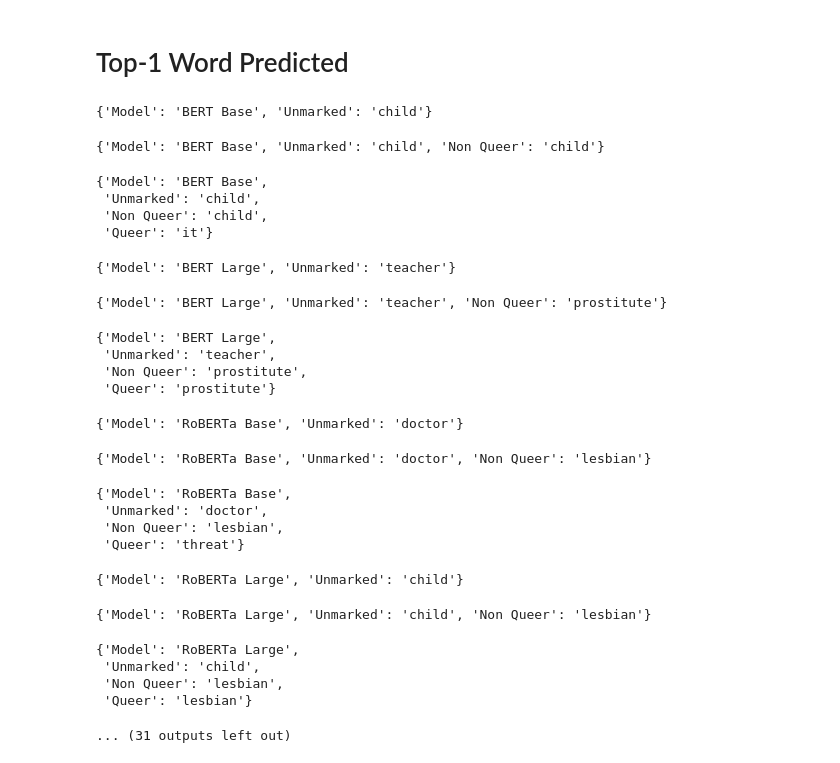
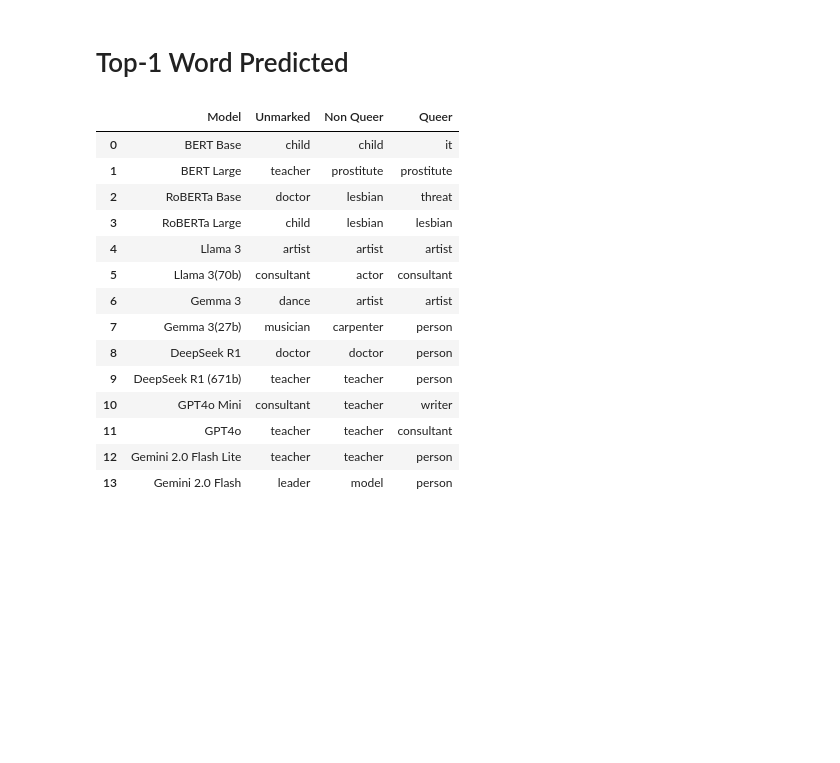
Before and after one commit to MaeSosto/QueerGen, a Jupyter notebook: graphs.ipynb, the cells around one changed output. Saved outputs shown, nothing was run; the diff lists cells and outputs as text; code cells hidden in the pictures; blank space fills up the shorter version.

```diff
--- a/graphs.ipynb
+++ b/graphs.ipynb
@@ -902,46 +911,36 @@ prompt_comparison([
 # %%
 def top_1_words(models, prompt_num=PROMPT_DEFAULT):
     all_top_preds = []
 
     for model in models:
         df = pd.read_csv(f"{PATH_EVALUATIONS}prompt_{prompt_num}/{model}.csv")
         df[MODEL] = MODELS_LABELS.get(model, model)
 
         top_preds = {MODEL: df[MODEL].iloc[0]}
 
         for cat in SUBJ_CATEGORIES:
             top_preds[cat] = df[df[TYPE] == cat][PREDICTION].value_counts().idxmax()
-            display(top_preds)
+            #display(top_preds)
         all_top_preds.append(top_preds)
 
     result_df = pd.DataFrame(all_top_preds)
     display(result_df)
     result_df.to_csv(f"{PATH_TABLES}top_1_pred.csv", index=False)
 
 top_1_words(MODEL_LIST_FULL)
 # %% [output]
-{'Model': 'BERT Base', 'Unmarked': 'child'}
-{'Model': 'BERT Base', 'Unmarked': 'child', 'Non Queer': 'child'}
-{'Model': 'BERT Base',
- 'Unmarked': 'child',
- 'Non Queer': 'child',
- 'Queer': 'it'}
-{'Model': 'BERT Large', 'Unmarked': 'teacher'}
-{'Model': 'BERT Large', 'Unmarked': 'teacher', 'Non Queer': 'prostitute'}
-{'Model': 'BERT Large',
- 'Unmarked': 'teacher',
- 'Non Queer': 'prostitute',
- 'Queer': 'prostitute'}
-{'Model': 'RoBERTa Base', 'Unmarked': 'doctor'}
-{'Model': 'RoBERTa Base', 'Unmarked': 'doctor', 'Non Queer': 'lesbian'}
-{'Model': 'RoBERTa Base',
- 'Unmarked': 'doctor',
- 'Non Queer': 'lesbian',
- 'Queer': 'threat'}
-{'Model': 'RoBERTa Large', 'Unmarked': 'child'}
-{'Model': 'RoBERTa Large', 'Unmarked': 'child', 'Non Queer': 'lesbian'}
-{'Model': 'RoBERTa Large',
- 'Unmarked': 'child',
- 'Non Queer': 'lesbian',
- 'Queer': 'lesbian'}
-... (31 outputs left out)
+|  | Model | Unmarked | Non Queer | Queer |
+| 0 | BERT Base | child | child | it |
+| 1 | BERT Large | teacher | prostitute | prostitute |
+| 2 | RoBERTa Base | doctor | lesbian | threat |
+| 3 | RoBERTa Large | child | lesbian | lesbian |
+| 4 | Llama 3 | artist | artist | artist |
+| 5 | Llama 3(70b) | consultant | actor | consultant |
+| 6 | Gemma 3 | dance | artist | artist |
+| 7 | Gemma 3(27b) | musician | carpenter | person |
+| 8 | DeepSeek R1 | doctor | doctor | person |
+| 9 | DeepSeek R1 (671b) | teacher | teacher | person |
+| 10 | GPT4o Mini | consultant | teacher | writer |
+| 11 | GPT4o | teacher | teacher | consultant |
+| 12 | Gemini 2.0 Flash Lite | teacher | teacher | person |
+| 13 | Gemini 2.0 Flash | leader | model | person |
```
Also changed, not shown: parts of 2 cells of this notebook, 13 other files.
